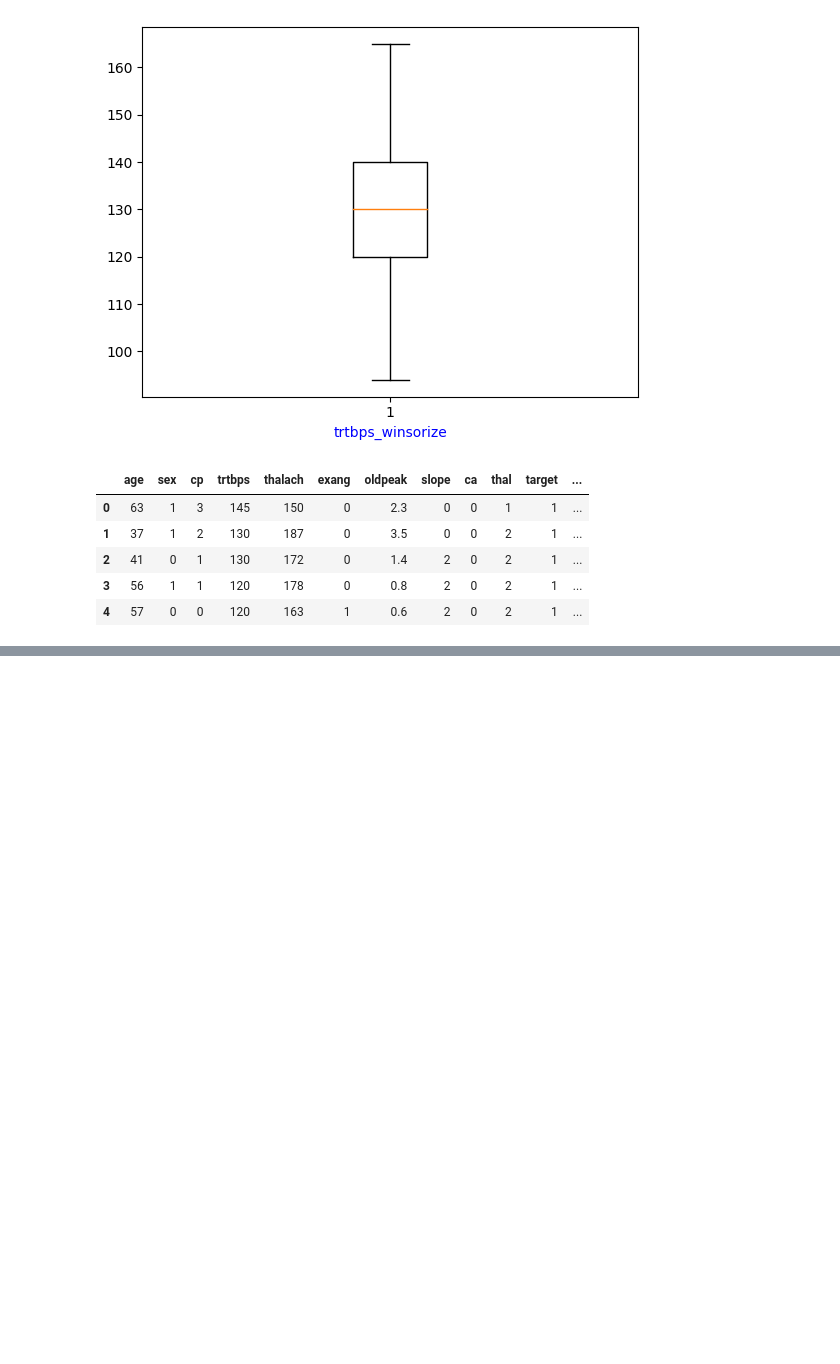
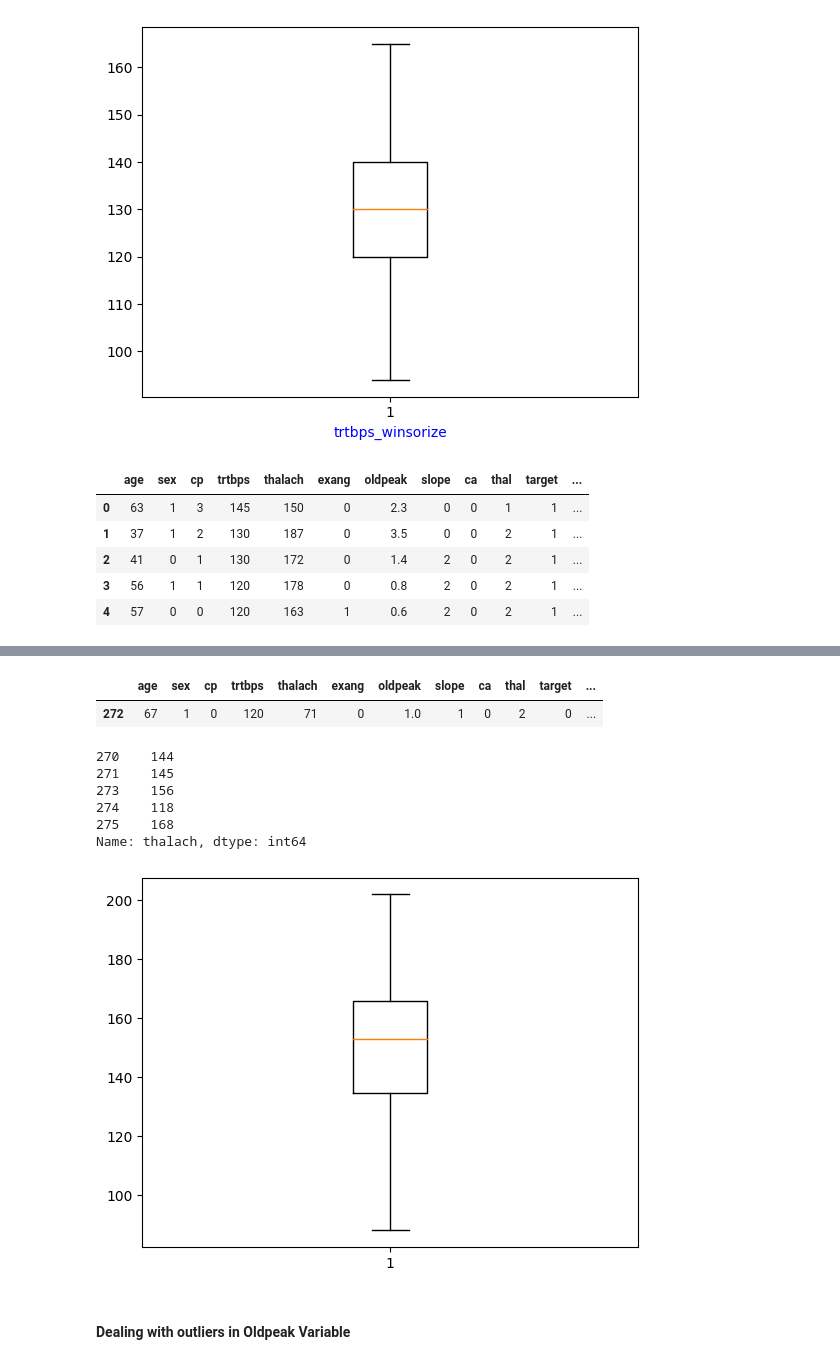
Before and after one commit to akhileshchoudary/Heart-Attack-Prediction-using-ML, a Jupyter notebook: heart-attack-prediction.ipynb, the cells around one changed output, grey strips where cells are left out. Cells and saved outputs as stored; diff of their text form; code cells hidden in the pictures; blank space fills up the shorter version.

Commit message:
Dealing with Outliers & creating dummy variables

```diff
--- a/heart-attack-prediction.ipynb
+++ b/heart-attack-prediction.ipynb
@@ -1048,0 +1061,22 @@ df.head()
+# %%
+thalach_out
+# %% [output]
+|  | age | sex | cp | trtbps | thalach | exang | oldpeak | slope | ca | thal | target | ... |
+| 272 | 67 | 1 | 0 | 120 | 71 | 0 | 1.0 | 1 | 0 | 2 | 0 | ... |
+# %%
+df.drop([272], axis = 0, inplace = True)
+# %%
+df["thalach"][270:275]
+# %% [output]
+270    144
+271    145
+273    156
+274    118
+275    168
+Name: thalach, dtype: int64
+# %%
+plt.boxplot(df["thalach"]);
+# %% [output]
+[figure, added]
+# %% [markdown]
+#### Dealing with outliers in Oldpeak Variable
```
Also changed, not shown: parts of 33 cells of this notebook.
